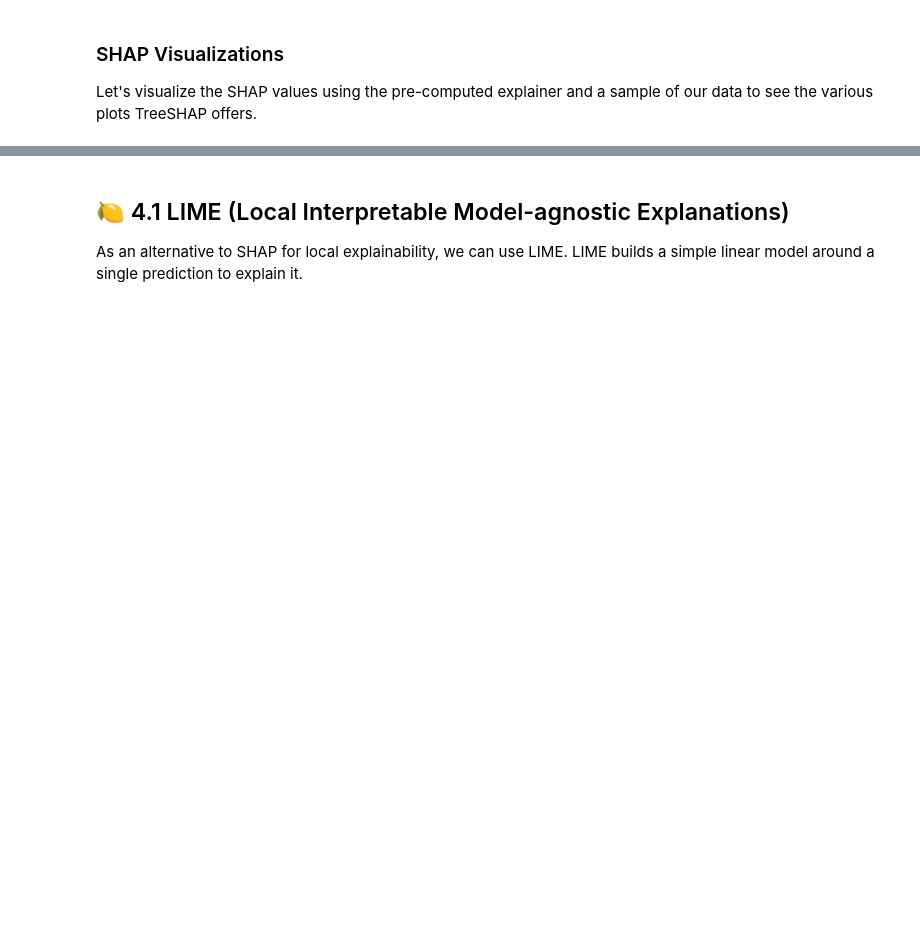
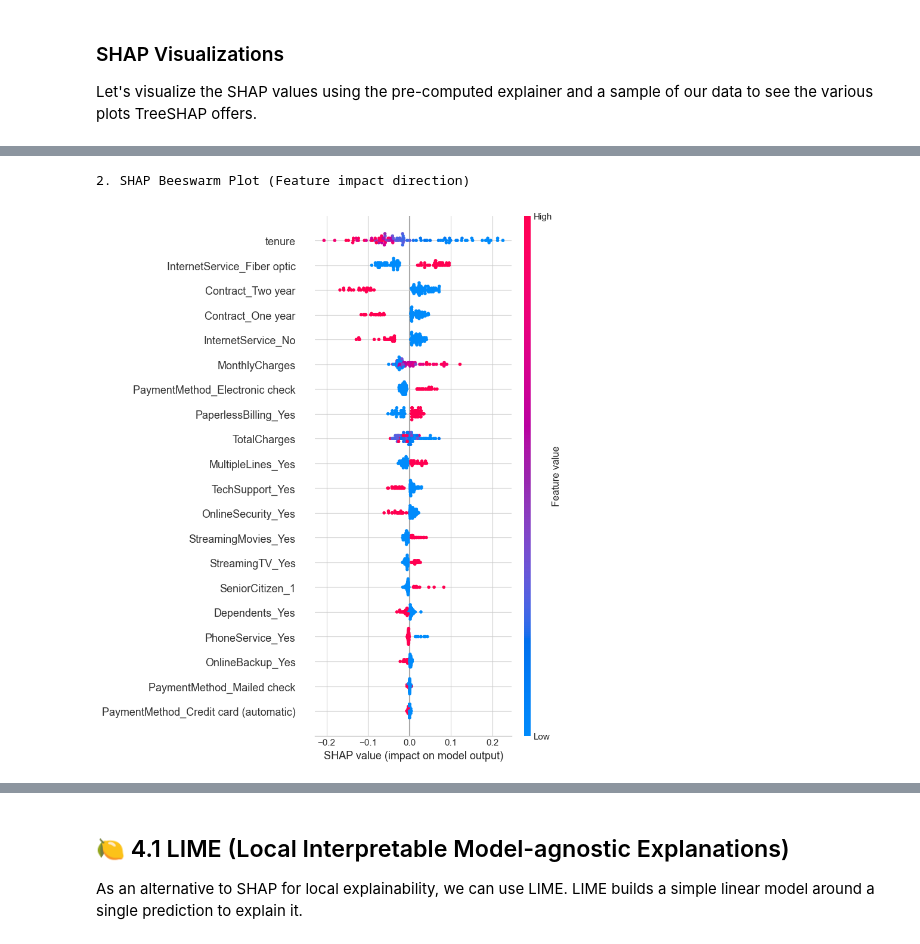
Before and after one commit to Yeo8023/Customer-Churn-Intelligence-Explainable-AI-XAI-Dashboard, a Jupyter notebook: notebooks/01_churn_deep_dive_eda.ipynb, the cells around one changed output, grey strips where cells are left out. Cells and saved outputs as stored; diff of their text form; code cells hidden in the pictures; blank space fills up the shorter version.

```diff
--- a/notebooks/01_churn_deep_dive_eda.ipynb
+++ b/notebooks/01_churn_deep_dive_eda.ipynb
@@ -213,6 +178,8 @@ plt.show()
 # %%
-# 2. Summary Plot (Beeswarm - showing feature value impact)
-print('2. SHAP Beeswarm Plot (Feature impact direction)')
-shap.summary_plot(shap_values, X_sample, show=False)
+print("2. SHAP Beeswarm Plot (Feature impact direction)")
+shap.summary_plot(shap_sample, X_sample, show=False)
 plt.show()
+# %% [output]
+2. SHAP Beeswarm Plot (Feature impact direction)
+[figure, added]
 # %%
```
Also changed, not shown: parts of 11 cells of this notebook.
